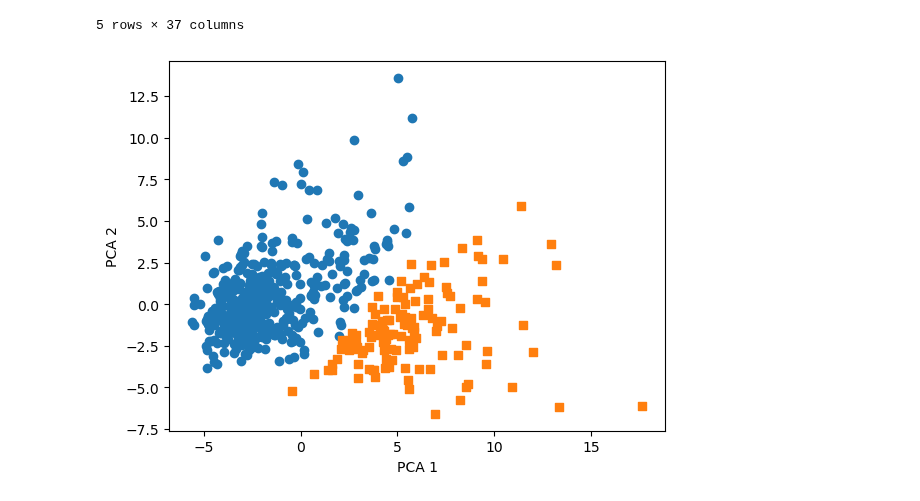
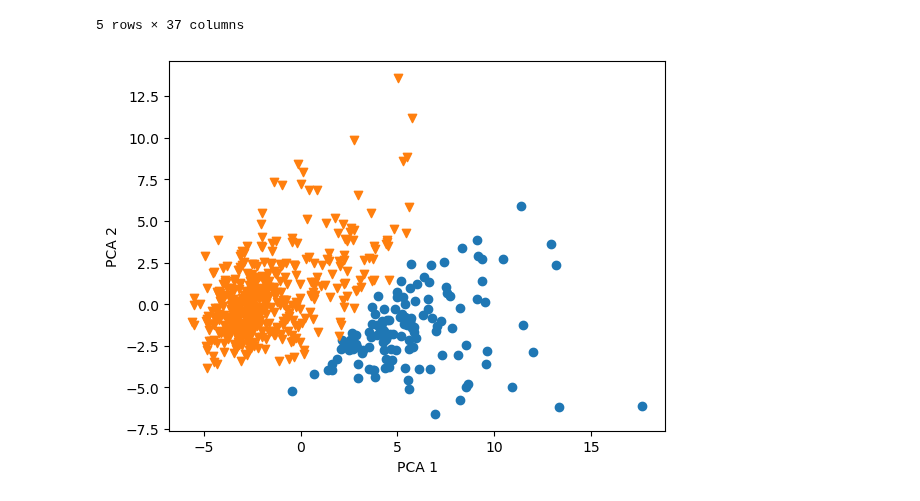
Before and after one commit to Clear-head/hipython_repo, a Jupyter notebook: 41_kmeans.ipynb, the cells around one changed output. Drawn from its saved outputs; the diff is of its cells as text; code cells hidden in the pictures.

```diff
--- a/41_kmeans.ipynb
+++ b/41_kmeans.ipynb
@@ -389,7 +404,7 @@ cancer_df.head()
 | 4 | 20.29 | 14.34 | 135.10 | 1297.0 | 0.10030 | 0.13280 | ... |
 5 rows × 35 columns
 # %%
-KM = KMeans(n_clusters=2, init='k-means++', max_iter=300, random_state=0)
+KM = KMeans(n_clusters=2, init='k-means++', max_iter=600, random_state=42)
 KM.fit(cancer_df)
 cancer_df['target'] = cancer.target
 cancer_df['cluster'] = KM.labels_
@@ -440,9 +458,9 @@ cancer_df.head()
 5 rows × 37 columns
 # %%
 plt.scatter(x=cancer_df.loc[cancer_df['cluster']==0, 'pca_scaled_x'], y=cancer_df.loc[cancer_df['cluster']==0, 'pca_scaled_y'], marker='o')
-plt.scatter(x=cancer_df.loc[cancer_df['cluster']==1, 'pca_scaled_x'], y=cancer_df.loc[cancer_df['cluster']==1, 'pca_scaled_y'], marker='s')
+plt.scatter(x=cancer_df.loc[cancer_df['cluster']==1, 'pca_scaled_x'], y=cancer_df.loc[cancer_df['cluster']==1, 'pca_scaled_y'], marker='v')
 plt.xlabel('PCA 1')
 plt.ylabel('PCA 2')
 plt.show()
 # %% [output]
-[figure, old version]
+[figure, new version]
```
Also changed, not shown: parts of 4 cells of this notebook.
